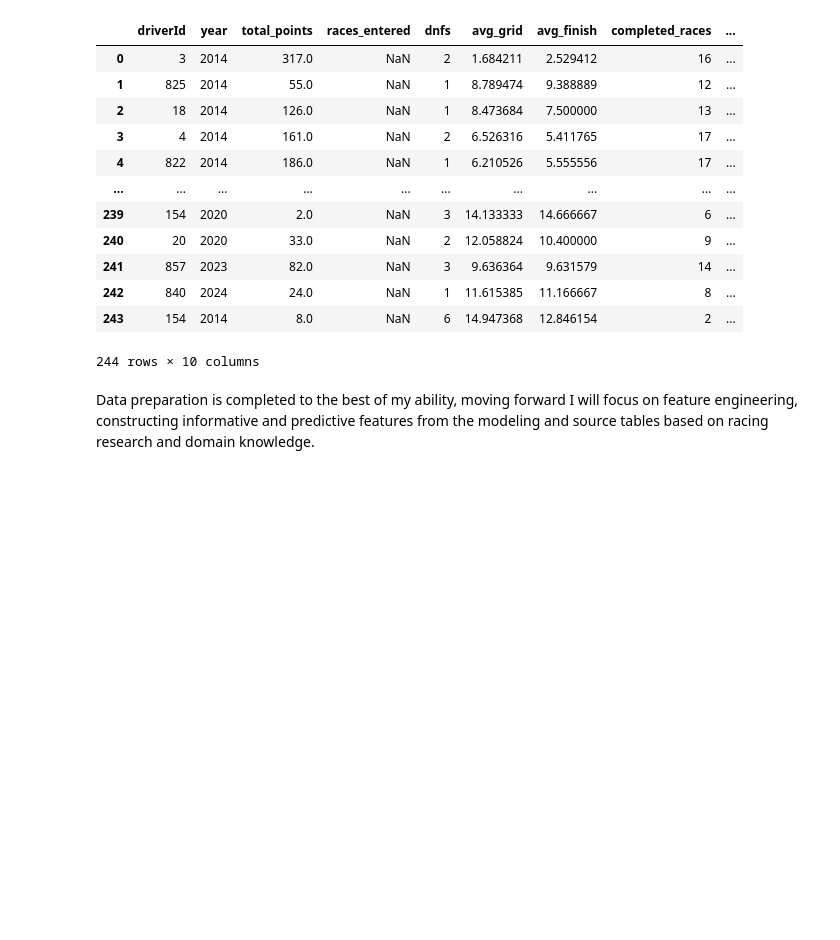
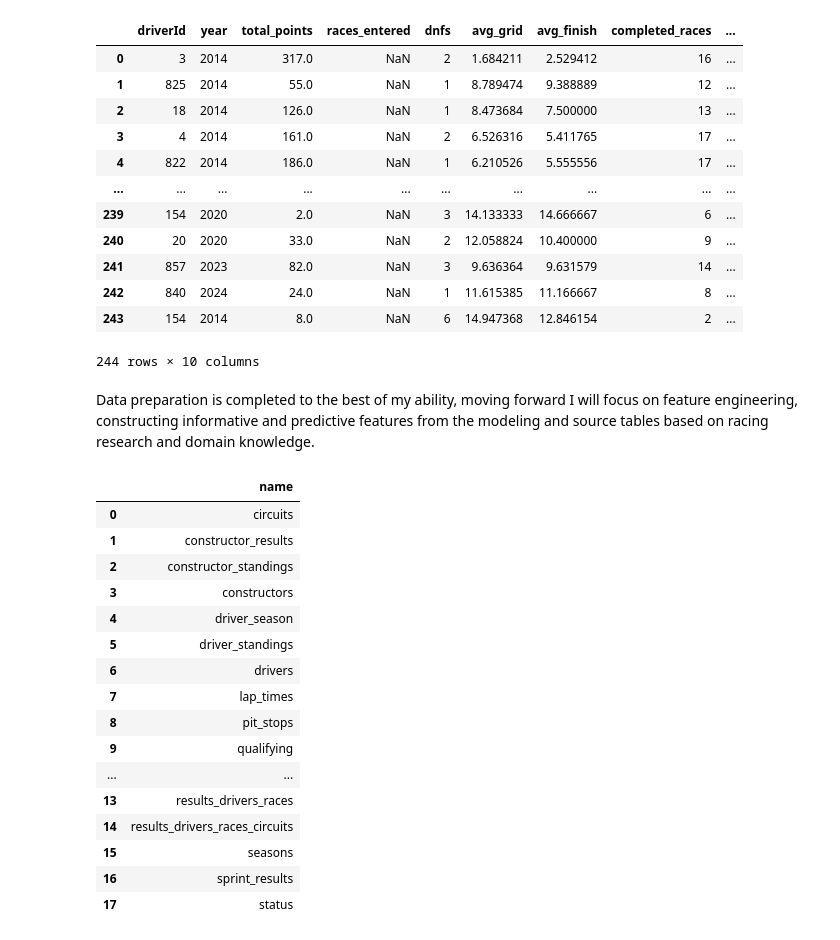
Before and after one commit to viurdaneta/F1, a Jupyter notebook: Data Preparation.ipynb, the cells around one changed output. Saved outputs shown, nothing was run; the diff lists cells and outputs as text; code cells hidden in the pictures; blank space fills up the shorter version.

```diff
--- a/Data Preparation.ipynb
+++ b/Data Preparation.ipynb
@@ -1110,0 +1118,20 @@ con.close()
+# %%
+con.execute("SHOW tables").df()
+# %% [output]
+|  | name |
+| 0 | circuits |
+| 1 | constructor_results |
+| 2 | constructor_standings |
+| 3 | constructors |
+| 4 | driver_season |
+| 5 | driver_standings |
+| 6 | drivers |
+| 7 | lap_times |
+| 8 | pit_stops |
+| 9 | qualifying |
+| ... | ... |
+| 13 | results_drivers_races |
+| 14 | results_drivers_races_circuits |
+| 15 | seasons |
+| 16 | sprint_results |
+| 17 | status |
```
Also changed, not shown: parts of 10 cells of this notebook, 20 other files.
